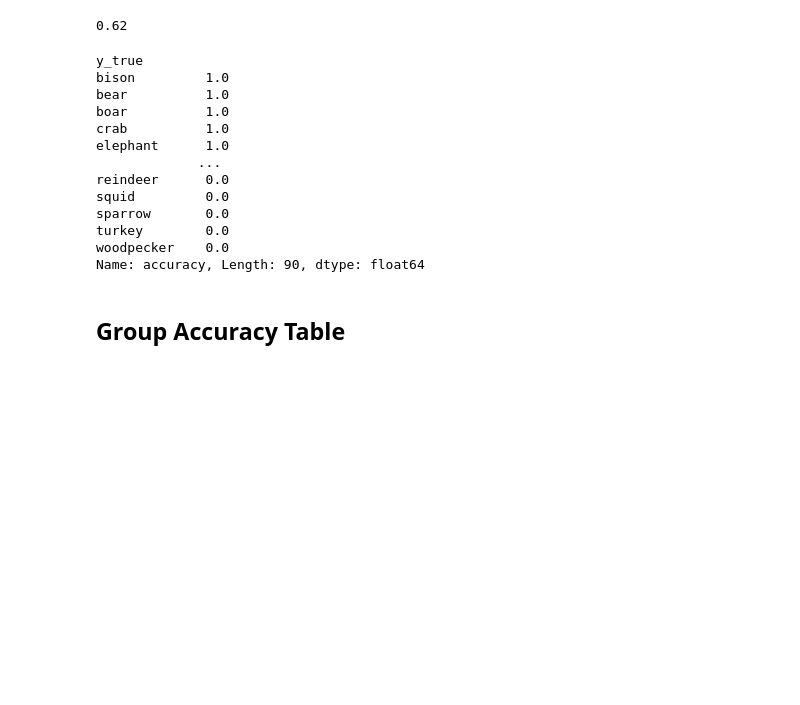
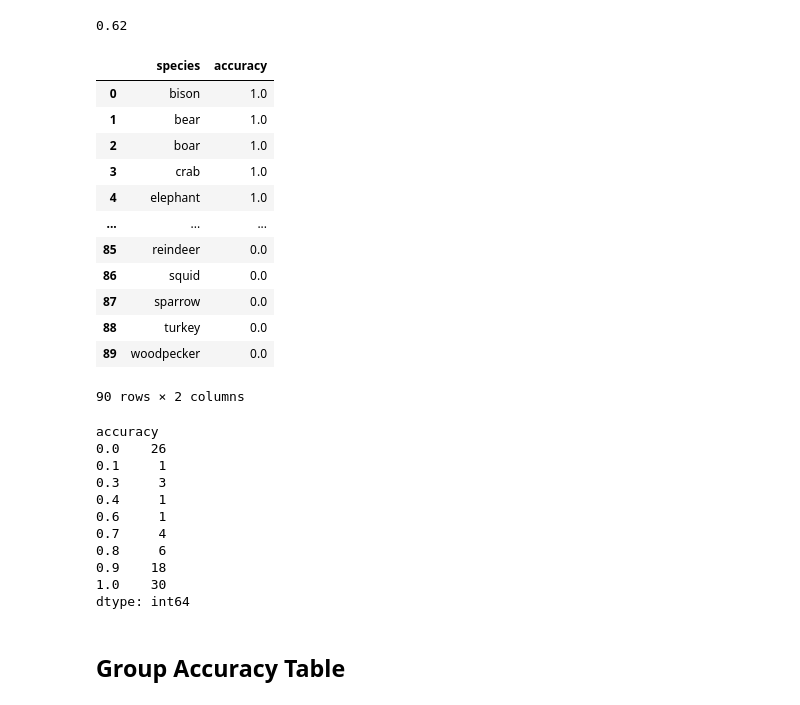
Before and after one commit to tobsel7/research-vetmedwien-animal-species-identification, a Jupyter notebook: reproducibility-experiment-animal-identification-carl.ipynb, the cells around one changed output. Drawn from its saved outputs; the diff is of its cells as text; code cells hidden in the pictures; blank space fills up the shorter version.

```diff
--- a/reproducibility-experiment-animal-identification-carl.ipynb
+++ b/reproducibility-experiment-animal-identification-carl.ipynb
@@ -318,23 +318,38 @@ accuracy
 # %%
 group_accuracy = species_recognition_result.assign(
     accuracy = species_recognition_result["y_true"] == species_recognition_result["y_pred_mapped"]
 ).groupby("y_true")["accuracy"].mean().sort_values(ascending=False)
+group_accuracy = group_accuracy.reset_index()
+group_accuracy.columns = ["species", "accuracy"]
+group_accuracy
+# %% [output]
+|  | species | accuracy |
+| 0 | bison | 1.0 |
+| 1 | bear | 1.0 |
+| 2 | boar | 1.0 |
+| 3 | crab | 1.0 |
+| 4 | elephant | 1.0 |
+| ... | ... | ... |
+| 85 | reindeer | 0.0 |
+| 86 | squid | 0.0 |
+| 87 | sparrow | 0.0 |
+| 88 | turkey | 0.0 |
+| 89 | woodpecker | 0.0 |
+90 rows × 2 columns
 # %%
-group_accuracy
+group_accuracy.groupby("accuracy").size()
 # %% [output]
-y_true
-bison         1.0
-bear          1.0
-boar          1.0
-crab          1.0
-elephant      1.0
-             ...
-reindeer      0.0
-squid         0.0
-sparrow       0.0
-turkey        0.0
-woodpecker    0.0
-Name: accuracy, Length: 90, dtype: float64
+accuracy
+0.0    26
+0.1     1
+0.3     3
+0.4     1
+0.6     1
+0.7     4
+0.8     6
+0.9    18
+1.0    30
+dtype: int64
 # %% [markdown]
 ## Group Accuracy Table
 # %%
```
Also changed, not shown: parts of 9 cells of this notebook, 3 other files.
